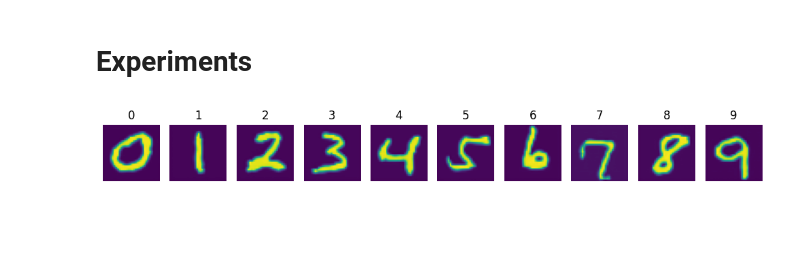
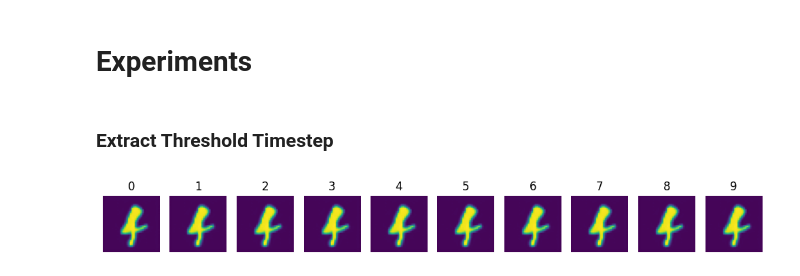
Before and after one commit to junyeong-nero/DDPM, a Jupyter notebook: diffusion_colab_experiments.ipynb, the cells around one changed output. Drawn from its saved outputs; the diff is of its cells as text; code cells hidden in the pictures; blank space fills up the shorter version.

```diff
--- a/diffusion_colab_experiments.ipynb
+++ b/diffusion_colab_experiments.ipynb
@@ -1001,7 +1080,7 @@ test_noise = test_noise.repeat(10, 1, 1, 1)
 
 condition = torch.tensor(list(range(10))).to(device)
 # %%
-# test_noise = torch.load("test_noise.pt", weights_only=False)
+test_noise = torch.load("test_noise.pt", weights_only=False)
 # torch.save(test_noise, "test_noise.pt")
 # %%
 test_steps = [5, 10, 20, 50, 100]
@@ -1025,19 +1104,21 @@ for steps in test_steps:
 # %% [markdown]
 # Experiments
+# %% [markdown]
+### Extract Threshold Timestep
 # %%
 extract_time_step = 100
 
 test_denoised_image = model.decoder.DDIM_sampling(
     test_noise,
     TIME_STEPS,
-    c=condition,
+    # c=condition,
     w=1,
     sampling_time_step=extract_time_step
 )
 
 print_digits(test_denoised_image)
 # %% [output]
-[figure, old version]
+[figure, new version]
 # %%
 diff_norm = reversed(torch.load("diff_norm_origin.pt", weights_only=False))
 final_timestep = int(torch.argmax(diff_norm).item() * (1000 / extract_time_step))
```
Also changed, not shown: parts of 24 cells of this notebook, 1 other file.
